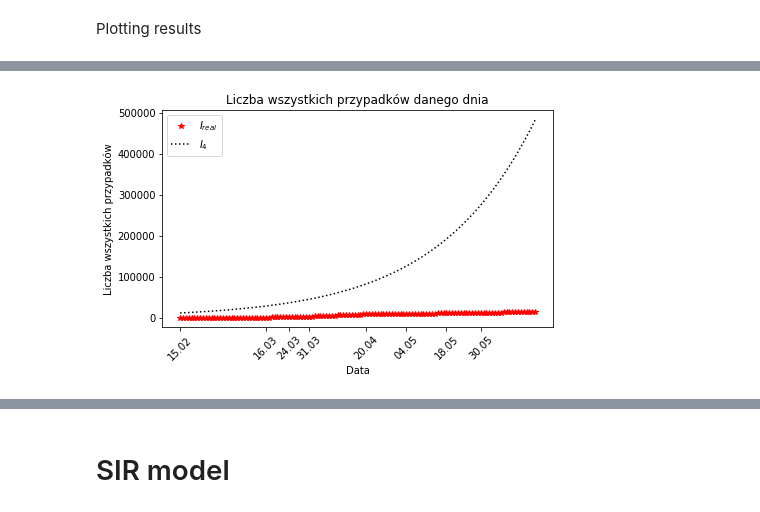
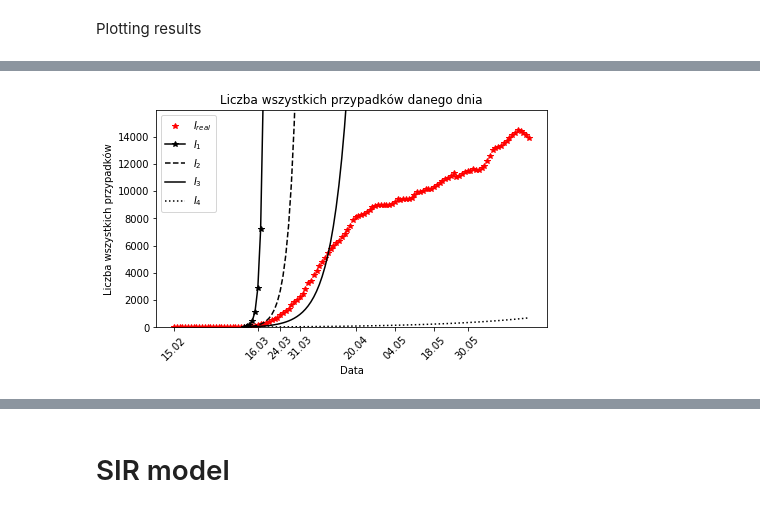
Before and after one commit to MarBry111/SIR_Poland_COVID19, a Jupyter notebook: SIR.ipynb, the cells around one changed output, grey strips where cells are left out. Saved outputs shown, nothing was run; the diff lists cells and outputs as text; code cells hidden in the pictures.

```diff
--- a/SIR.ipynb
+++ b/SIR.ipynb
@@ -619,7 +810,7 @@ def plot_SIR(I0,R0,D0, dI,dR,dD, tit,t_max=200):
     plt.title(tit)
     return S, I, R, D
 
-def compute_SIRD(I0,R0,D0, Itrue, beta, gamma, delta, t_max=200):
+def compute_SIRD(I0,R0,D0, beta, gamma, delta, t_max=200):
     # Initial number of infected and recovered individuals, I0, R0, D0.
     # Everyone else, S0, is susceptible to infection initially.
     S0 = N - I0 - R0 - D0
@@ -637,9 +828,7 @@ def compute_SIRD(I0,R0,D0, Itrue, beta, gamma, delta, t_max=200):
     ret = odeint(deriv, y0, t, args=(N, beta, gamma, delta))
     S, I, R, D = ret.T
 
-    rate = np.sum((I[:Itrue.shape[0]]-Itrue)**2)
-
-    return S, I, R, D, rate
+    return I
 # %% [markdown]
 Plotting results
 # %%
@@ -701,17 +891,42 @@ plt.savefig('images/poland_compare.png', bbox_inches='tight')
+# %%
+beta0 = 0.9677427462953611
+gamma0 = 0.0
+delta0 = 0.06451612903225806
+beta1 = 0.3649884875593507
+gamma1 = 0.008902077151335312
+delta1 = 0.01483679525222552
+beta2 = 0.1853149334218662
+gamma2 = 0.007512520868113523
+delta2 = 0.007512520868113523
+beta3 = 0.05439902086783666
+gamma3 = 0.02344025378921396
+delta3 = 0.0004406062742333451
 # %%
 plt.figure(figsize=(7,4))
-#np.cumsum(Idaily)-Dtotal-Rtotal
+
+rt = r0
+
+I_r0 = compute_SIRD(Itotal[rt-5],Rtotal[rt-15],Dtotal[rt-15], beta0, gamma0, delta0, t_max=200)
+I_r1 = compute_SIRD(Itotal[rt-5],Rtotal[rt-15],Dtotal[rt-15], beta1, gamma1, delta1, t_max=200)
+I_r2 = compute_SIRD(Itotal[rt-5],Rtotal[rt-15],Dtotal[rt-15], beta2, gamma2, delta2, t_max=200)
+I_f3 = compute_SIRD(Itotal[rt-5],Rtotal[rt-15],Dtotal[rt-15], beta3, gamma3, delta3, t_max=200)
+
+plt.ylim(0,1.1*np.max(Itotal))
+
 plt.plot(Itotal,'r*', label=r'$I_{real}$')
-plt.plot(Itab[3][:len(Itotal)],'k:', label=r'$I_{4}$')
+plt.plot(np.arange(rt-5,len(Itotal)),I_r0[:len(Itotal)-rt+5],'k*-', label=r'$I_{1}$')
+plt.plot(np.arange(rt-5,len(Itotal)),I_r1[:len(Itotal)-rt+5],'k--', label=r'$I_{2}$')
+plt.plot(np.arange(rt-5,len(Itotal)),I_r2[:len(Itotal)-rt+5],'k-', label=r'$I_{3}$')
+plt.plot(np.arange(rt-5,len(Itotal)),I_f3[:len(Itotal)-rt+5],'k:', label=r'$I_{4}$')
 
 my_xticks = ['15.02','16.03','24.03','31.03','20.04','04.05','18.05','30.05']
 x = [0,r0,r1,r2,f0,f1,f2,f3]
 plt.xticks(x, my_xticks, rotation=45)
 
 plt.title('Liczba wszystkich przypadków danego dnia')
 plt.xlabel('Data')
 plt.ylabel('Liczba wszystkich przypadków')
 plt.legend()
-plt.savefig('images/poland_compare_best.png', bbox_inches='tight')
+plt.savefig('images/poland_compare_r0.png', bbox_inches='tight')
 # %% [output]
-[figure, old version]
+[figure, new version]
```
Also changed, not shown: parts of 54 cells of this notebook.
